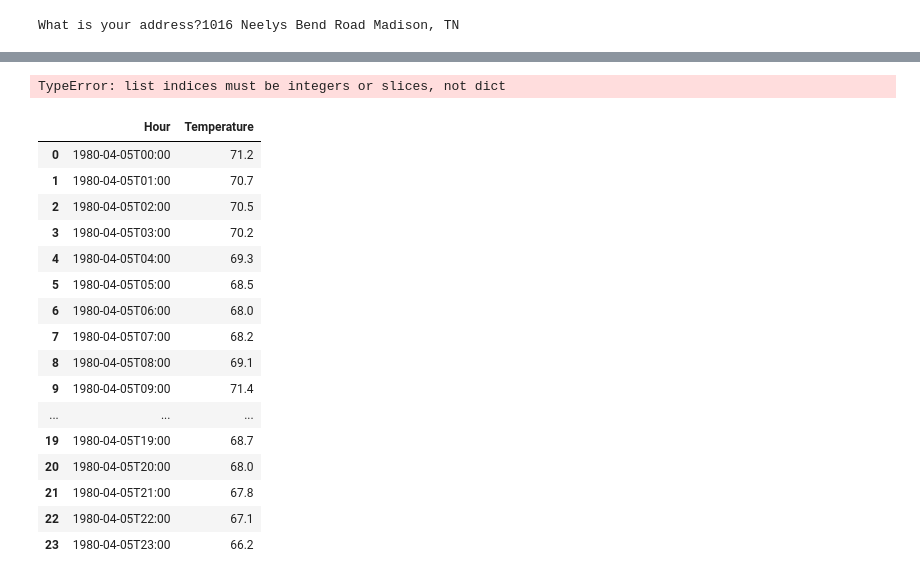
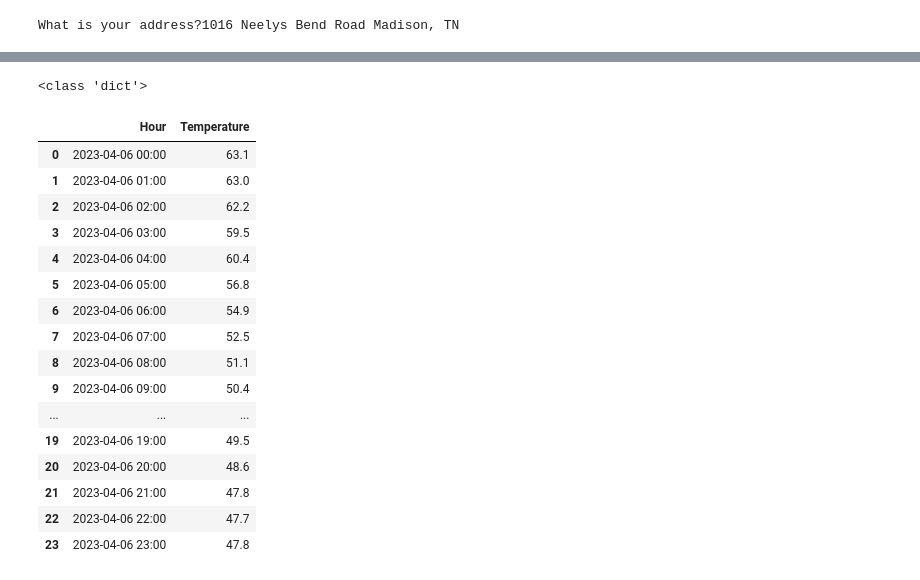
Before and after one commit to jwcomp4/weather-cicd, a Jupyter notebook: weather_app.ipynb, the cells around one changed output, grey strips where cells are left out. Drawn from its saved outputs; the diff is of its cells as text; code cells hidden in the pictures.

```diff
--- a/weather_app.ipynb
+++ b/weather_app.ipynb
@@ -106,4 +106,4 @@ Temperature                59.3
 dtype: object
 # %%
-current_w = requests.get(f"http://api.weatherapi.com/v1/forecast.json?key={key}&q={lat},{lon}&days=1&aqi=no&alerts=no").json()
+current_weather = requests.get(f"http://api.weatherapi.com/v1/forecast.json?key={key}&q={lat},{lon}&days=1&aqi=no&alerts=no").json()
 # %%
@@ -163,32 +129,35 @@ for i in current_w['forecast']['forecastday'][0]['hour']:
-# %%
-temp_1 = {'temp':current_w['forecast']['forecastday'][0]['hour'][i]['temp_f'] for i in current_w['forecast']['forecastday'][0]['hour'][i]['temp_f']}
-# {x['name']:{'lat':x['lat'],'lon':x['lon']} for x in state_cent_dict}
-
-# current_w['forecast']['forecastday'][0]['hour'][counter]['temp_f']
-# %% [output]
-TypeError: list indices must be integers or slices, not dict
-# %%
-current_data = {'Hour': time, 'Temperature': temp}
-current_w = pd.DataFrame(current_data)
-current_w
-# %% [output]
-|  | Hour | Temperature |
-| 0 | 1980-04-05T00:00 | 71.2 |
-| 1 | 1980-04-05T01:00 | 70.7 |
-| 2 | 1980-04-05T02:00 | 70.5 |
-| 3 | 1980-04-05T03:00 | 70.2 |
-| 4 | 1980-04-05T04:00 | 69.3 |
-| 5 | 1980-04-05T05:00 | 68.5 |
-| 6 | 1980-04-05T06:00 | 68.0 |
-| 7 | 1980-04-05T07:00 | 68.2 |
-| 8 | 1980-04-05T08:00 | 69.1 |
-| 9 | 1980-04-05T09:00 | 71.4 |
-| ... | ... | ... |
-| 19 | 1980-04-05T19:00 | 68.7 |
-| 20 | 1980-04-05T20:00 | 68.0 |
-| 21 | 1980-04-05T21:00 | 67.8 |
-| 22 | 1980-04-05T22:00 | 67.1 |
-| 23 | 1980-04-05T23:00 | 66.2 |
+# %%
+print(type(current_weather))
+# %% [output]
+<class 'dict'>
+# %%
+# Preparing the data for a DataFrame to graph it
+
+temp = [x['temp_f'] for x in current_weather['forecast']['forecastday'][0]['hour']]
+
+hour = [x['time'] for x in current_weather['forecast']['forecastday'][0]['hour']]
+
+current_data = {"Hour": hour, "Temperature": temp}
+current_w = pd.DataFrame(current_data)
+current_w
+# %% [output]
+|  | Hour | Temperature |
+| 0 | 2023-04-06 00:00 | 63.1 |
+| 1 | 2023-04-06 01:00 | 63.0 |
+| 2 | 2023-04-06 02:00 | 62.2 |
+| 3 | 2023-04-06 03:00 | 59.5 |
+| 4 | 2023-04-06 04:00 | 60.4 |
+| 5 | 2023-04-06 05:00 | 56.8 |
+| 6 | 2023-04-06 06:00 | 54.9 |
+| 7 | 2023-04-06 07:00 | 52.5 |
+| 8 | 2023-04-06 08:00 | 51.1 |
+| 9 | 2023-04-06 09:00 | 50.4 |
+| ... | ... | ... |
+| 19 | 2023-04-06 19:00 | 49.5 |
+| 20 | 2023-04-06 20:00 | 48.6 |
+| 21 | 2023-04-06 21:00 | 47.8 |
+| 22 | 2023-04-06 22:00 | 47.7 |
+| 23 | 2023-04-06 23:00 | 47.8 |
 # %%
 # Problem: need to get the 2 traces to have the correct hover data
 # Consider: Changing the data so that only the hour is present in the x-axis (year present in hover)
```
Also changed, not shown: parts of 9 cells of this notebook.
